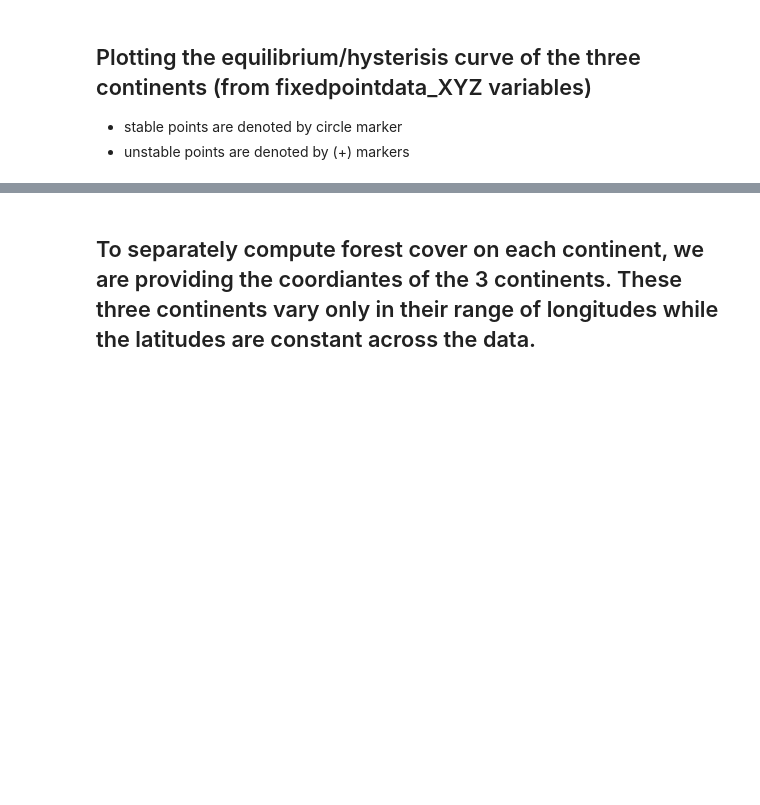
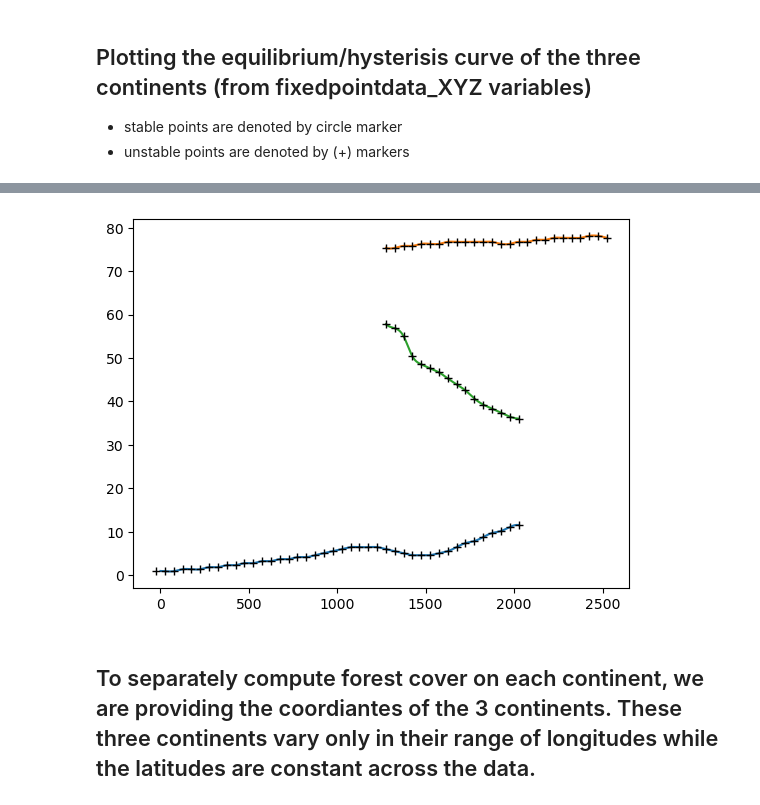
Before and after one commit to TheoHanon/Modeling, a Jupyter notebook: Part2/2023P2Q3_Coding.ipynb, the cells around one changed output, grey strips where cells are left out. Drawn from its saved outputs; the diff is of its cells as text; code cells hidden in the pictures; blank space fills up the shorter version.

Commit message:
add spline

```diff
--- a/Part2/2023P2Q3_Coding.ipynb
+++ b/Part2/2023P2Q3_Coding.ipynb
@@ -88,3 +106,62 @@ for i in range(fixedpointdata_aus.shape[0]):
+# %%
+import numpy as np
+from scipy.interpolate import CubicSpline as spline
+
+
+def unpack(x):
+    return x[0][0]
+
+vunpack = np.vectorize(unpack)
+
+
+x = vunpack(fixedpointdata_southamerica[:,0])
+y = vunpack(fixedpointdata_southamerica[:,1:])
+
+def create_eq(y, eq_min, eq_max):
+        eq = np.full_like(y[:, 0], np.nan)
+        eq[(y[:, 0] >= eq_min) & (y[:, 0] <= eq_max)] = y[(y[:, 0] >= eq_min) & (y[:, 0] <= eq_max), 0]
+        eq[(y[:, 1] >= eq_min) & (y[:, 1] <= eq_max)] = y[(y[:, 1] >= eq_min) & (y[:, 1] <= eq_max), 1]
+        eq[(y[:, 2] >= eq_min) & (y[:, 2] <= eq_max)] = y[(y[:, 2] >= eq_min) & (y[:, 2] <= eq_max), 2]
+        return eq
+
+
+eq1 = create_eq(y, 0, 20)
+eq2 = create_eq(y, 20, 70)
+eq3 = create_eq(y, 70, 100)
+
+
+def create_function_eq(x, eq, high = False):
+    x = x[~np.isnan(eq)]
+    eq = eq[~np.isnan(eq)]
+    uh = spline(x, eq)
+
+    def f(z):
+        if high: return np.nan if (z < x[0]) else uh(z)
+        else : return np.nan if (z < x[0]) or (z > x[-1]) else uh(z)
+
+    return np.vectorize(f)
+
+f_eq1 = create_function_eq(x, eq1)
+f_eq2 = create_function_eq(x, eq2)
+f_eq3 = create_function_eq(x, eq3, high=True)
+
+
+
+F = lambda z : np.array([f_eq1(z), f_eq3(z), f_eq2(z)])
+
+
+xn = np.linspace(0, 2525, 10000)
+
+plt.plot(xn, F(xn)[0, :])
+plt.plot(xn, F(xn)[1, :])
+plt.plot(xn, F(xn)[2, :])
+plt.plot(x, eq1, "k.")
+plt.plot(x, eq2, "k+")
+plt.plot(x, eq3, "k.")
+
+plt.show()
+# %% [output]
+[figure, added]
 # %% [markdown]
 ## To separately compute forest cover on each continent, we are providing the coordiantes of the 3 continents. These three continents vary only in their range of longitudes while the latitudes are constant across the data.
 # %%
```
Also changed, not shown: parts of 4 cells of this notebook, 2 other files.
